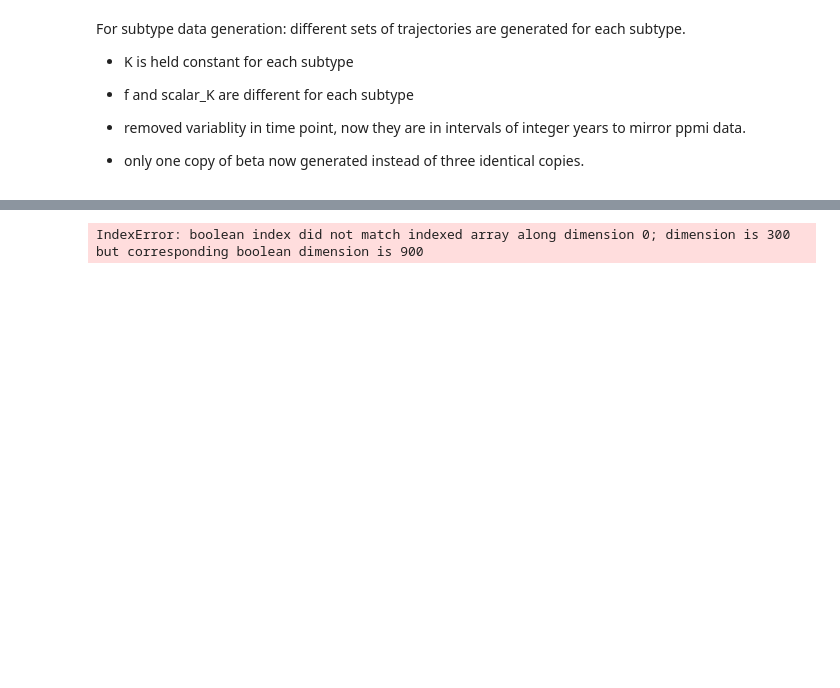
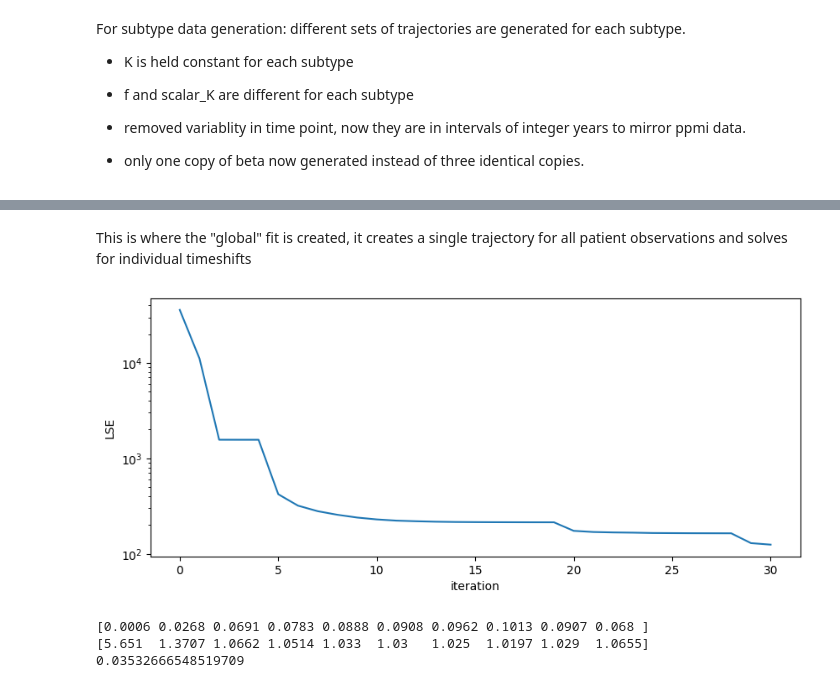
Before and after one commit to LAMCIG/Progression_models_simulations, a Jupyter notebook: EMDPM/experiments/synthetic_experiments/subtyping/run_synthetic_subtype_experiment.ipynb, the cells around one changed output, grey strips where cells are left out. Drawn from its saved outputs; the diff is of its cells as text; code cells hidden in the pictures; blank space fills up the shorter version.

```diff
--- a/EMDPM/experiments/synthetic_experiments/subtyping/run_synthetic_subtype_experiment.ipynb
+++ b/EMDPM/experiments/synthetic_experiments/subtyping/run_synthetic_subtype_experiment.ipynb
@@ -79,9 +104,24 @@ a = 1.8531667261047913, b = 1.5312904682995265
+# %% [markdown]
+This is where the "global" fit is created, it creates a single trajectory for all patient observations and solves for individual timeshifts
 # %%
 f_init = initialize_f_eigen(K=K) # TODO: make so that if just 1 eigen return list AND NOT list of lists
 f_init = f_init[0]
 
 em = EM(K=K, initial_f=f_init, jac_toggle=True, max_iter=30, t_max=t_max, epsilon=1e-1,
-        lambda_f=1.0, lambda_cog=0.01, lambda_scalar=0.3)
-em.fit(X)
+        lambda_f=1.0, lambda_cog=0.01, lambda_scalar=0.3);
+em.fit(X);
+plot_lse(em.lse_history)
 # %% [output]
-IndexError: boolean index did not match indexed array along dimension 0; dimension is 300 but corresponding boolean dimension is 900
+[figure, added]
+# %%
+print(em.final_f)
+print(em.final_s)
+print(em.scalar_K_)
+
+final_f = em.final_f.copy()
+final_s = em.final_s.copy()
+final_scalar_K = em.scalar_K_.copy()
+# %% [output]
+[0.0006 0.0268 0.0691 0.0783 0.0888 0.0908 0.0962 0.1013 0.0907 0.068 ]
+[5.651  1.3707 1.0662 1.0514 1.033  1.03   1.025  1.0197 1.029  1.0655]
+0.03532666548519709
```
Also changed, not shown: parts of 9 cells of this notebook, 5 other files.
